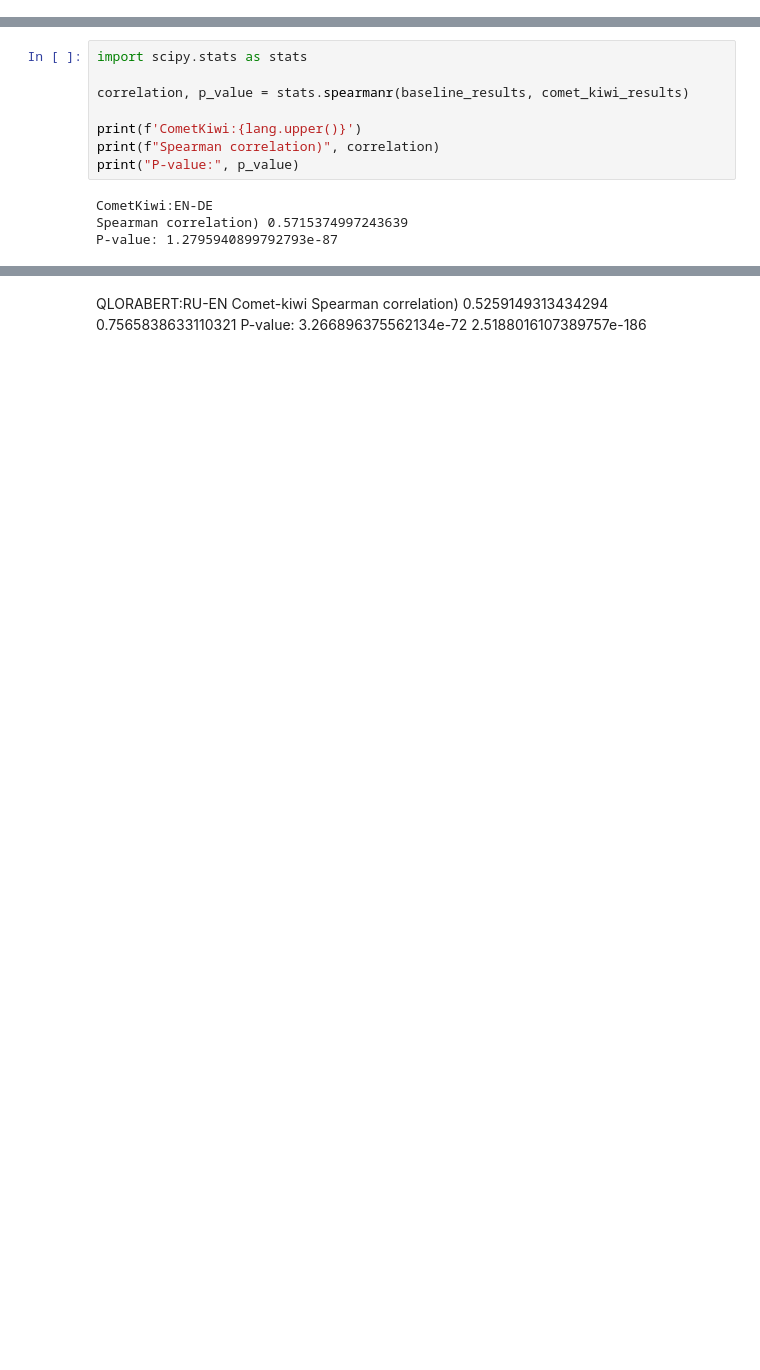
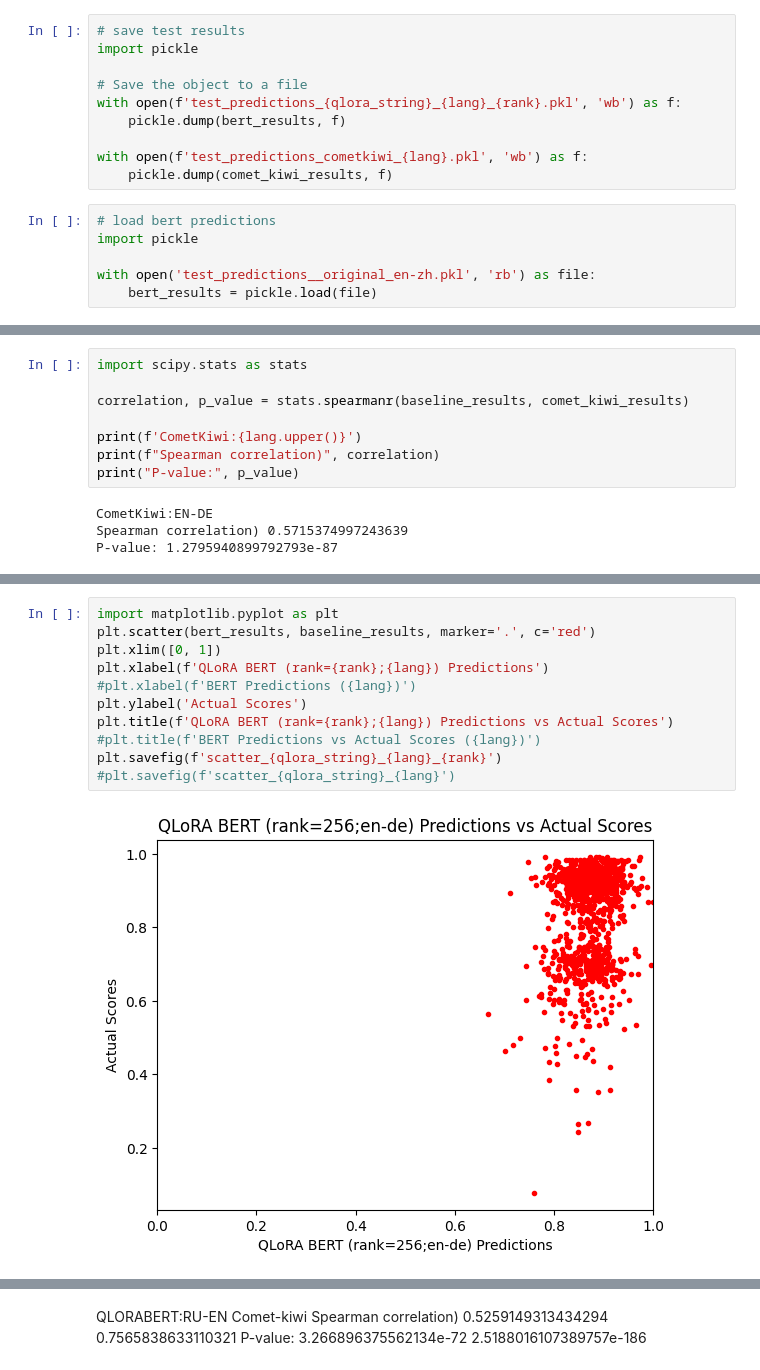
Before and after one commit to TheZichLiang/FineGrainedErrorDetection, a Jupyter notebook: Niko_QLoRA_finetune.ipynb, the cells around one changed output, grey strips where cells are left out. Cells and saved outputs as stored; diff of their text form; blank space fills up the shorter version.

```diff
--- a/Niko_QLoRA_finetune.ipynb
+++ b/Niko_QLoRA_finetune.ipynb
@@ -351,6 +346,22 @@ for batch in test_dataloader:
     with torch.no_grad():
         result.append(bert_model(**batch))
 bert_results = torch.cat([i.logits for i in result]).T.squeeze().cpu()
+# %%
+# save test results
+import pickle
+
+# Save the object to a file
+with open(f'test_predictions_{qlora_string}_{lang}_{rank}.pkl', 'wb') as f:
+    pickle.dump(bert_results, f)
+
+with open(f'test_predictions_cometkiwi_{lang}.pkl', 'wb') as f:
+    pickle.dump(comet_kiwi_results, f)
+# %%
+# load bert predictions
+import pickle
+
+with open('test_predictions__original_en-zh.pkl', 'rb') as file:
+    bert_results = pickle.load(file)
 # %%
 # Original data
 baseline_results = torch.Tensor(test_df["mean"].values)
@@ -392,0 +414,13 @@ P-value: 1.2795940899792793e-87
+# %%
+import matplotlib.pyplot as plt
+plt.scatter(bert_results, baseline_results, marker='.', c='red')
+plt.xlim([0, 1])
+plt.xlabel(f'QLoRA BERT (rank={rank};{lang}) Predictions')
+#plt.xlabel(f'BERT Predictions ({lang})')
+plt.ylabel('Actual Scores')
+plt.title(f'QLoRA BERT (rank={rank};{lang}) Predictions vs Actual Scores')
+#plt.title(f'BERT Predictions vs Actual Scores ({lang})')
+plt.savefig(f'scatter_{qlora_string}_{lang}_{rank}')
+#plt.savefig(f'scatter_{qlora_string}_{lang}')
+# %% [output]
+[figure, added]
```
Also changed, not shown: parts of 18 cells of this notebook.
